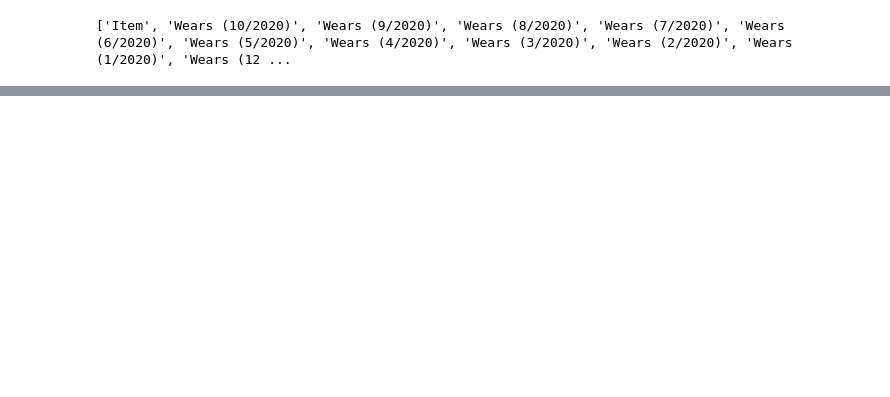
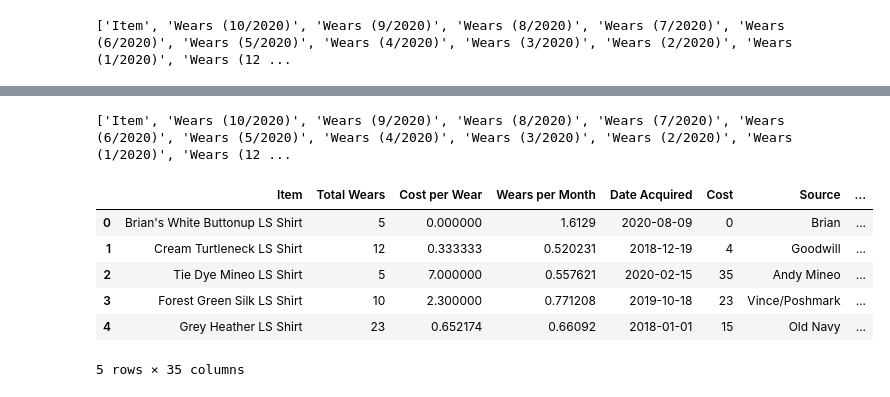
Before and after one commit to rebekahcallkacz/wardrobe-data-analysis, a Jupyter notebook: initial_data_and_process.ipynb, the cells around one changed output, grey strips where cells are left out. Cells and saved outputs as stored; diff of their text form; code cells hidden in the pictures; blank space fills up the shorter version.

```diff
--- a/initial_data_and_process.ipynb
+++ b/initial_data_and_process.ipynb
@@ -241,3 +201,4 @@ dtype: object
-# %%
-# Rearrange columns
-wardrobe_df = wardrobe_df[[]]
+# %%
+# Calculate cost per wear
+wardrobe_df['Cost per Wear'] = (wardrobe_df['Cost'] + wardrobe_df['Repairs/Tailoring'])/wardrobe_df['Total Wears']
+wardrobe_df.head()
@@ -243,0 +213,10 @@ wardrobe_df = wardrobe_df[[]]
+# %%
+# Calculate wears per month
+wardrobe_df['Date Acquired'] = pd.to_datetime(wardrobe_df['Date Acquired'])
+wardrobe_df['Wears per Month'] = ''
+for index, row in wardrobe_df.iterrows():
+    delta = dt.datetime.today() - row['Date Acquired']
+    months = delta.days/30
+    wardrobe_df.loc[index, 'Wears per Month'] = wardrobe_df.loc[index, 'Total Wears']/months
+
+wardrobe_df.head()
@@ -244,2 +231,55 @@ wardrobe_df = wardrobe_df[[]]
+# %%
+# Print list of column names
+column_names_final = list(wardrobe_df.columns)
+print(column_names_final)
+# %% [output]
+['Item', 'Wears (10/2020)', 'Wears (9/2020)', 'Wears (8/2020)', 'Wears (7/2020)', 'Wears (6/2020)', 'Wears (5/2020)', 'Wears (4/2020)', 'Wears (3/2020)', 'Wears (2/2020)', 'Wears (1/2020)', 'Wears (12 ...
+# %%
+# Rearrange columns
+wardrobe_df = wardrobe_df[['Item',
+                           'Total Wears',
+                           'Cost per Wear',
+                           'Wears per Month',
+                           'Date Acquired',
+                           'Cost',
+                           'Source',
+                           'Repairs/Tailoring',
+                           'Color',
+                           'Type',
+                           'Category',
+                           'Subcategory - Sleeves',
+                           'Subcategory - Length',
+                           'Wears (10/2020)',
+                           'Wears (9/2020)',
+                           'Wears (8/2020)',
+                           'Wears (7/2020)',
+                           'Wears (6/2020)',
+                           'Wears (5/2020)',
+                           'Wears (4/2020)',
+                           'Wears (3/2020)',
+                           'Wears (2/2020)',
+                           'Wears (1/2020)',
+                           'Wears (12/2019)',
+                           'Wears (11/2019)',
+                           'Wears (10/2019)',
+                           'Wears (9/2019)',
+                           'Wears (8/2019)',
+                           'Wears (7/2019)',
+                           'Wears (6/2019)',
+                           'Wears (5/2019)',
+                           'Wears (4/2019)',
+                           'Wears (3/2019)',
+                           'Wears (2/2019)',
+                           'Wears (1/2019)']]
+
+wardrobe_df.head()
+# %% [output]
+|  | Item | Total Wears | Cost per Wear | Wears per Month | Date Acquired | Cost | Source | ... |
+| 0 | Brian's White Buttonup LS Shirt | 5 | 0.000000 | 1.6129 | 2020-08-09 | 0 | Brian | ... |
+| 1 | Cream Turtleneck LS Shirt | 12 | 0.333333 | 0.520231 | 2018-12-19 | 4 | Goodwill | ... |
+| 2 | Tie Dye Mineo LS Shirt | 5 | 7.000000 | 0.557621 | 2020-02-15 | 35 | Andy Mineo | ... |
+| 3 | Forest Green Silk LS Shirt | 10 | 2.300000 | 0.771208 | 2019-10-18 | 23 | Vince/Poshmark | ... |
+| 4 | Grey Heather LS Shirt | 23 | 0.652174 | 0.66092 | 2018-01-01 | 15 | Old Navy | ... |
+5 rows × 35 columns
 # %%
 # Export to CSV
```
Also changed, not shown: parts of 7 cells of this notebook, 3 other files.
